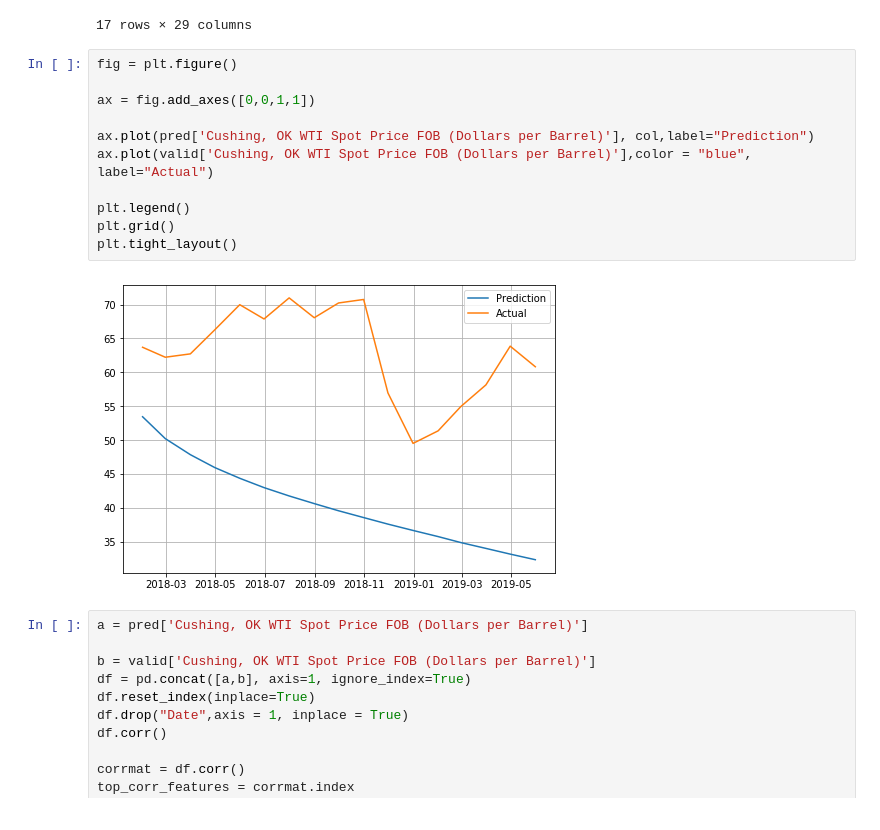
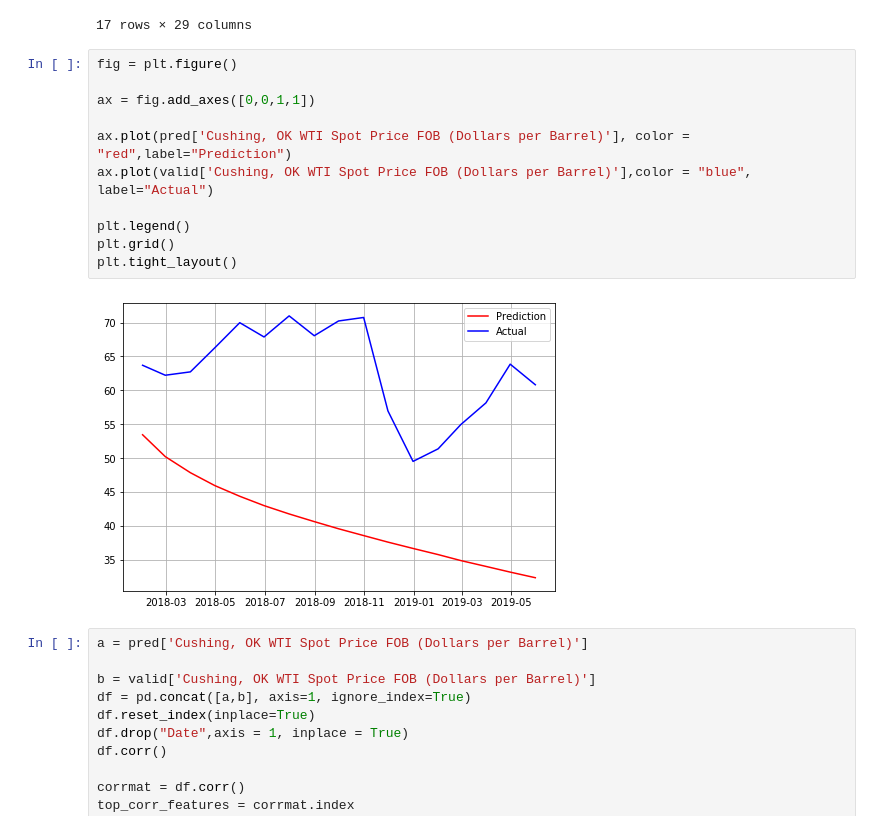
Before and after one commit to VeeLeeKoh/inventors_sprint, a Jupyter notebook: VAR model.ipynb, the cells around one changed output. Saved outputs shown, nothing was run; the diff lists cells and outputs as text.

```diff
--- a/VAR model.ipynb
+++ b/VAR model.ipynb
@@ -180,16 +180,16 @@ pred
 # %%
 fig = plt.figure()
 
 ax = fig.add_axes([0,0,1,1])
 
-ax.plot(pred['Cushing, OK WTI Spot Price FOB (Dollars per Barrel)'], col,label="Prediction")
+ax.plot(pred['Cushing, OK WTI Spot Price FOB (Dollars per Barrel)'], color = "red",label="Prediction")
 ax.plot(valid['Cushing, OK WTI Spot Price FOB (Dollars per Barrel)'],color = "blue", label="Actual")
 
 plt.legend()
 plt.grid()
 plt.tight_layout()
 # %% [output]
-[figure, old version]
+[figure, new version]
 # %%
 a = pred['Cushing, OK WTI Spot Price FOB (Dollars per Barrel)']
 
```
Also changed, not shown: 1 other file.
